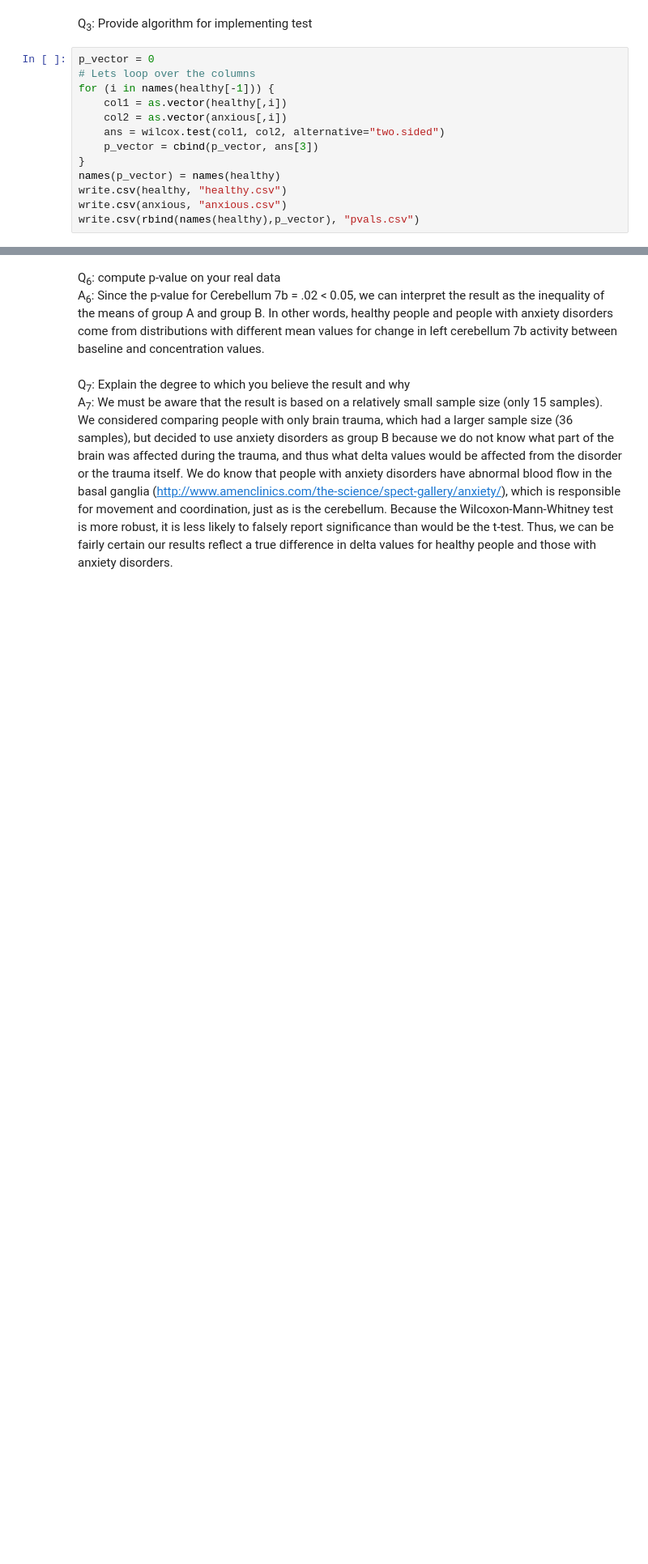
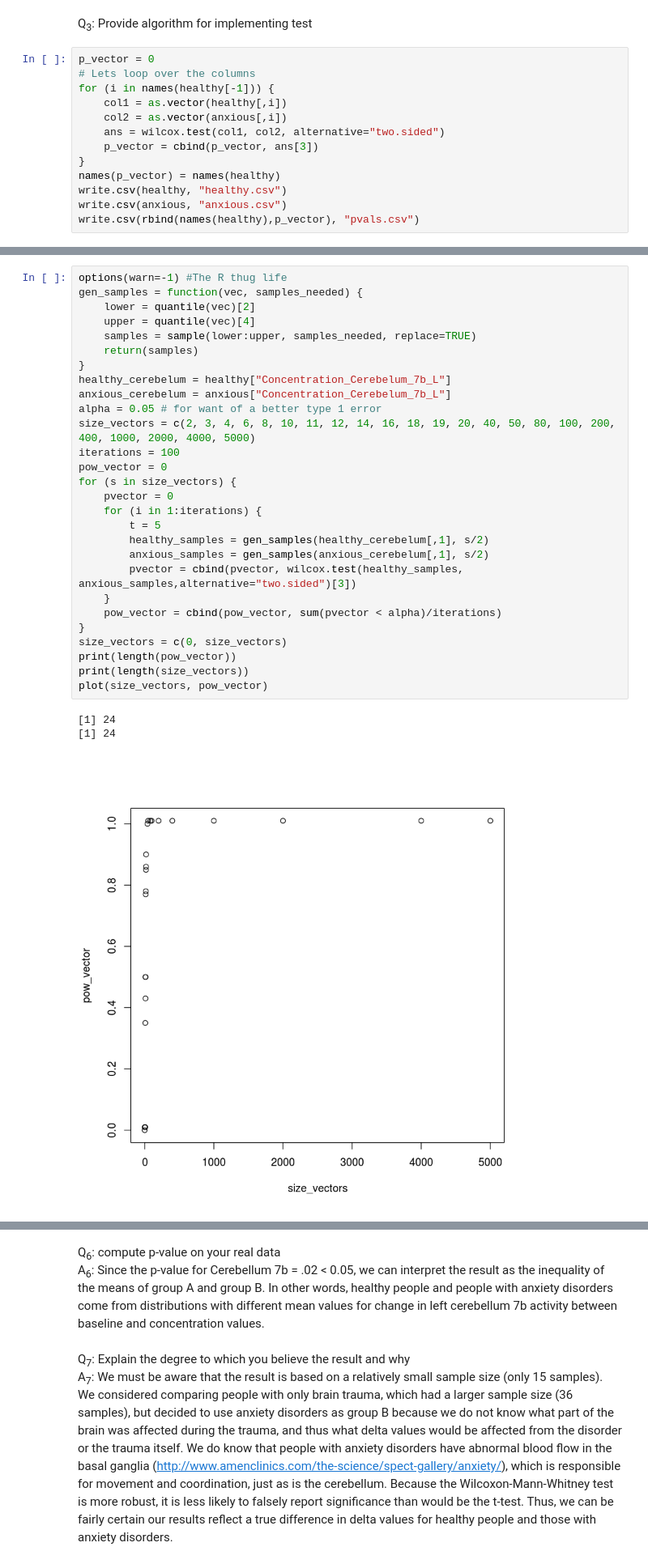
Before and after one commit to Upward-Spiral-Science/spect-team, a Jupyter notebook: Code/Assignment-4/Inferential_Analysis.ipynb, the cells around one changed output, grey strips where cells are left out. Shown at 81% size. Cells and saved outputs as stored; diff of their text form; blank space fills up the shorter version.

Commit message:
Fixed our power plot [late]

```diff
--- a/Code/Assignment-4/Inferential_Analysis.ipynb
+++ b/Code/Assignment-4/Inferential_Analysis.ipynb
@@ -70,0 +71,32 @@ A<sub>4,5</sub>: To plot these graphs we need a greater number of samples for ea
+# %%
+options(warn=-1) #The R thug life
+gen_samples = function(vec, samples_needed) {
+    lower = quantile(vec)[2]
+    upper = quantile(vec)[4]
+    samples = sample(lower:upper, samples_needed, replace=TRUE)
+    return(samples)
+}
+healthy_cerebelum = healthy["Concentration_Cerebelum_7b_L"]
+anxious_cerebelum = anxious["Concentration_Cerebelum_7b_L"]
+alpha = 0.05 # for want of a better type 1 error
+size_vectors = c(2, 3, 4, 6, 8, 10, 11, 12, 14, 16, 18, 19, 20, 40, 50, 80, 100, 200, 400, 1000, 2000, 4000, 5000)
+iterations = 100
+pow_vector = 0
+for (s in size_vectors) {
+    pvector = 0
+    for (i in 1:iterations) {
+        t = 5
+        healthy_samples = gen_samples(healthy_cerebelum[,1], s/2)
+        anxious_samples = gen_samples(anxious_cerebelum[,1], s/2)
+        pvector = cbind(pvector, wilcox.test(healthy_samples, anxious_samples,alternative="two.sided")[3])
+    }
+    pow_vector = cbind(pow_vector, sum(pvector < alpha)/iterations)
+}
+size_vectors = c(0, size_vectors)
+print(length(pow_vector))
+print(length(size_vectors))
+plot(size_vectors, pow_vector)
+# %% [output]
+[1] 24
+[1] 24
+[figure, added]
```
Also changed, not shown: parts of 2 cells of this notebook.
